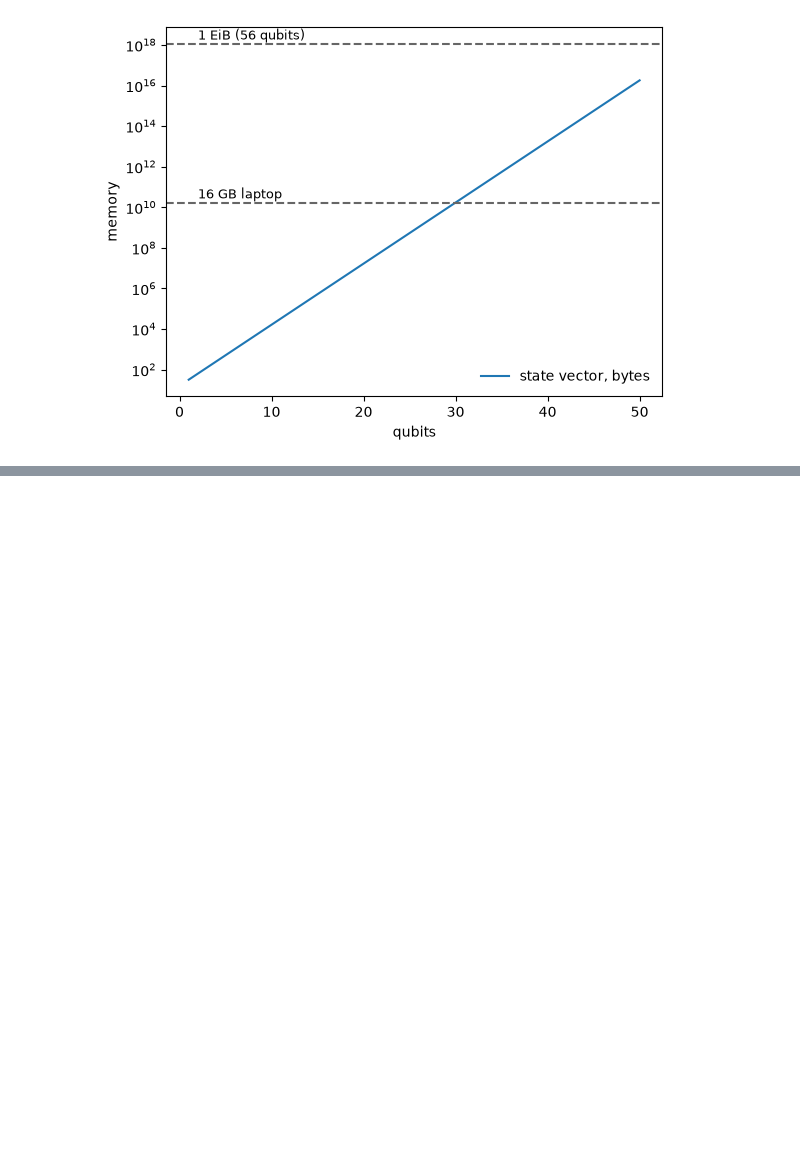
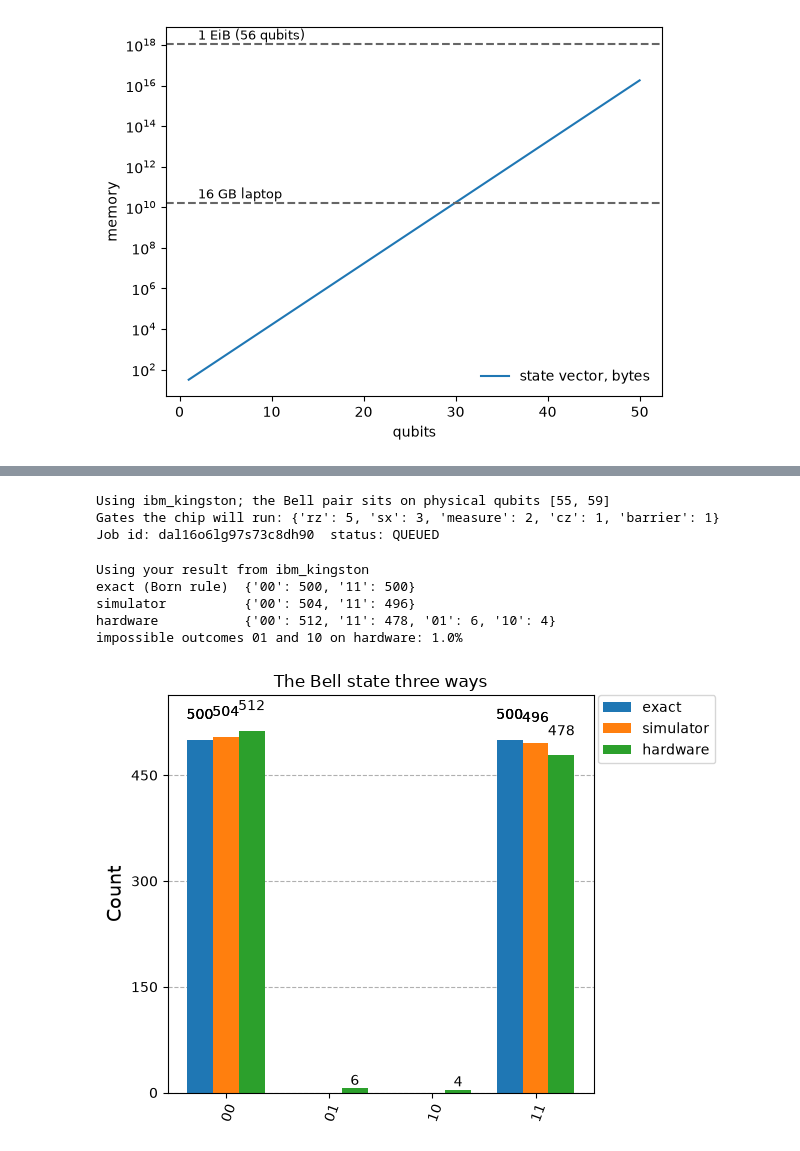
Before and after one commit to ClemsonQuantum/SC-Quantathon-v3-2026, a Jupyter notebook: bootcamp/day-4/4, solutions - Gates, Measurement, and Entanglement.ipynb, the cells around one changed output, grey strips where cells are left out. Saved outputs shown, nothing was run; the diff lists cells and outputs as text; code cells hidden in the pictures; blank space fills up the shorter version.

```diff
--- a/bootcamp/day-4/4, solutions - Gates, Measurement, and Entanglement.ipynb
+++ b/bootcamp/day-4/4, solutions - Gates, Measurement, and Entanglement.ipynb
@@ -789,0 +808,53 @@ plt.show()
+# %%
+from qiskit import generate_preset_pass_manager
+from qiskit_ibm_runtime import SamplerV2 as Sampler
+
+job = None
+if RUN_ON_HARDWARE and service is not None:
+    backend = service.least_busy(operational=True, simulator=False, min_num_qubits=2)
+    pm = generate_preset_pass_manager(optimization_level=3, backend=backend)
+    bell_isa = pm.run(bell_meas)
+    print(f"Using {backend.name}; the Bell pair sits on physical qubits {sorted(bell_isa.layout.final_index_layout())}")
+    print("Gates the chip will run:", dict(bell_isa.count_ops()))
+    job = Sampler(mode=backend).run([bell_isa], shots=SHOTS)
+    print("Job id:", job.job_id(), " status:", job.status())
+else:
+    print("RUN_ON_HARDWARE is False or no account saved: using the cached hardware result below.")
+# %% [output]
+Using ibm_kingston; the Bell pair sits on physical qubits [55, 59]
+Gates the chip will run: {'rz': 5, 'sx': 3, 'measure': 2, 'cz': 1, 'barrier': 1}
+Job id: dal16o6lg97s73c8dh90  status: QUEUED
+# %%
+CACHED_QPU_COUNTS = {"00": 512, "11": 478, "01": 6, "10": 4}     # recorded on ibm_kingston (Heron r2), physical qubits 55 and 59, 1000 shots
+
+def qpu_counts_or_cached(job):
+    if job is None:
+        return CACHED_QPU_COUNTS
+    try:
+        if job.status() == "DONE":
+            print(f"Using your result from {job.backend().name}")
+            return job.result()[0].data.meas.get_counts()
+        print(f"Job is {job.status()}; using the cached result for now. Re-run this cell later.")
+    except Exception as e:
+        print("Could not fetch the job:", e)
+    return CACHED_QPU_COUNTS
+
+qpu_counts = qpu_counts_or_cached(job)
+exact_counts = {str(k): int(round(p * SHOTS)) for k, p in psi_bell.probabilities_dict().items()}   # the Born rule, as counts
+
+if qpu_counts is None:
+    print("No recorded hardware run yet: run the cell above with RUN_ON_HARDWARE = True.")
+else:
+    impossible = (qpu_counts.get("01", 0) + qpu_counts.get("10", 0)) / sum(qpu_counts.values())
+    for name, c in [("exact (Born rule)", exact_counts), ("simulator", bell_counts), ("hardware", qpu_counts)]:
+        print(f"{name:<18} {c}")
+    print(f"impossible outcomes 01 and 10 on hardware: {impossible:.1%}")
+    display(plot_histogram([exact_counts, bell_counts, qpu_counts], legend=["exact", "simulator", "hardware"],
+                           title="The Bell state three ways"))
+# %% [output]
+Using your result from ibm_kingston
+exact (Born rule)  {'00': 500, '11': 500}
+simulator          {'00': 504, '11': 496}
+hardware           {'00': 512, '11': 478, '01': 6, '10': 4}
+impossible outcomes 01 and 10 on hardware: 1.0%
+[figure, added]
```
Also changed, not shown: parts of 11 cells of this notebook, 40 other files.
